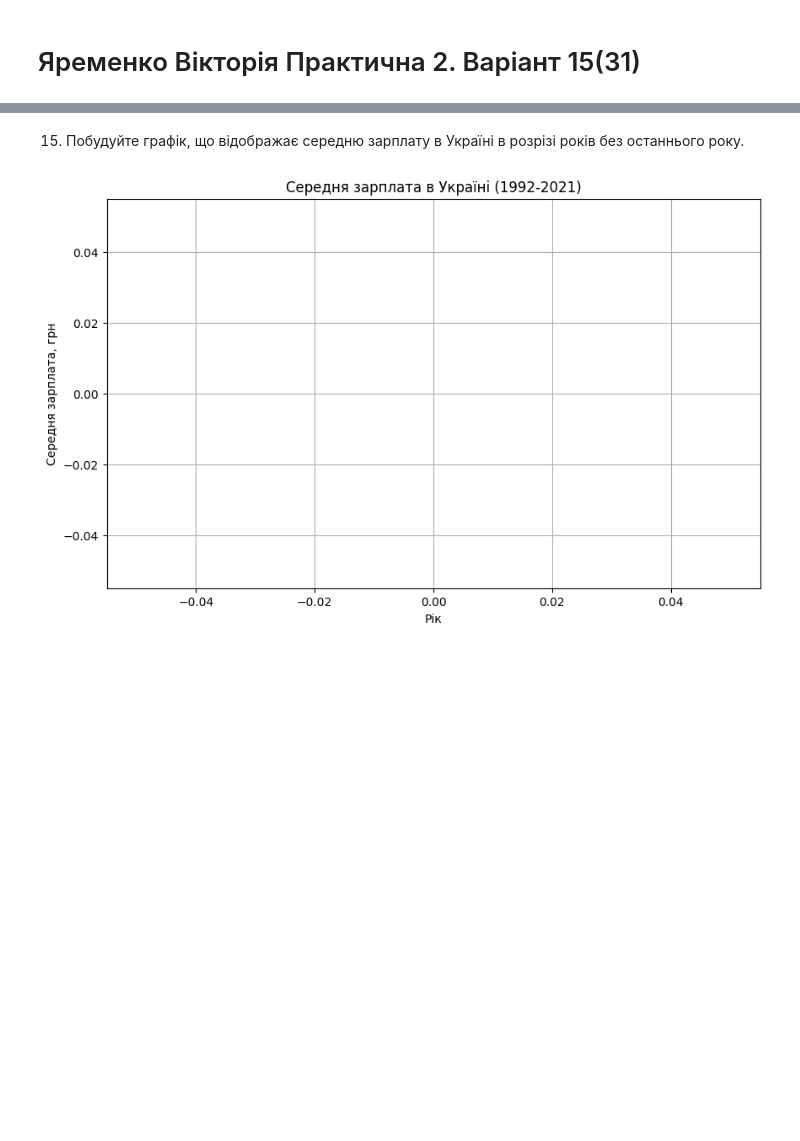
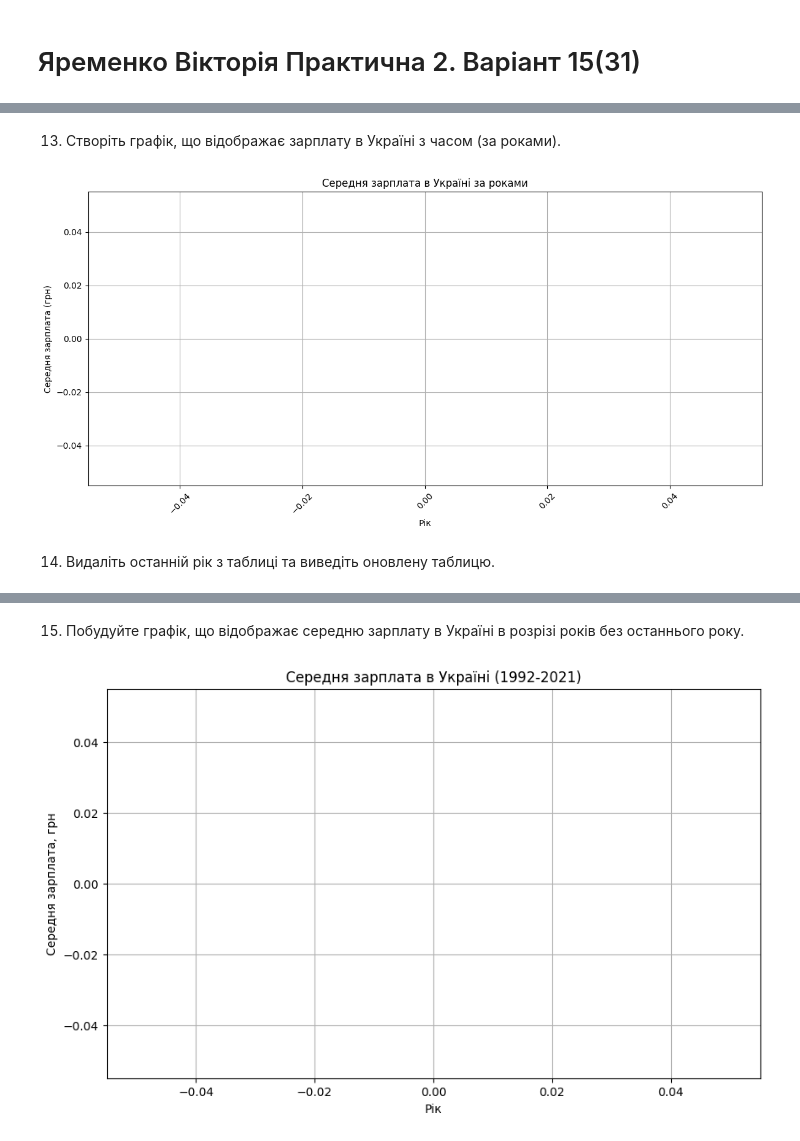
Before and after one commit to Viktoria572/-, a Jupyter notebook: Yaremenko laba2.ipynb, the cells around one changed output, grey strips where cells are left out. Saved outputs shown, nothing was run; the diff lists cells and outputs as text; code cells hidden in the pictures; blank space fills up the shorter version.

```diff
--- a/Yaremenko laba2.ipynb
+++ b/Yaremenko laba2.ipynb
@@ -2,0 +505,59 @@
+# %% [markdown]
+13. Створіть графік, що відображає  зарплату в Україні з часом (за роками).
+# %%
+import requests
+from bs4 import BeautifulSoup
+import pandas as pd
+import matplotlib.pyplot as plt
+
+# Завантажуємо сторінку Вікіпедії
+url = "https://uk.wikipedia.org/wiki/%D0%A1%D0%B5%D1%80%D0%B5%D0%B4%D0%BD%D1%8F_%D0%B7%D0%B0%D1%80%D0%BE%D0%B1%D1%96%D1%82%D0%BD%D0%B0_%D0%BF%D0%BB%D0%B0%D1%82%D0%B0_%D0%B2_%D0%A3%D0%BA%D1%80%D0%B0%D1%97%D0%BD%D1%96"
+response = requests.get(url)
+
+# Створюємо об'єкт BeautifulSoup для аналізу сторінки
+soup = BeautifulSoup(response.text, "html.parser")
+
+# Знаходимо таблицю з даними
+table = soup.find("table", {"class": "wikitable"})
+
+# Створюємо пустий список для даних
+data = []
+
+# Знаходимо рядки з даними
+data_rows = table.find_all("tr")[1:]  # Пропускаємо заголовок таблиці
+
+# Додаємо дані в список
+for row in data_rows:
+    columns = row.find_all("td")
+    row_data = [column.get_text().strip() for column in columns]
+    data.append(row_data)
+
+# Створюємо DataFrame з даними
+df = pd.DataFrame(data)
+
+# Замінюємо тип нечислових даних на числові
+df = df.apply(pd.to_numeric, errors="coerce")
+
+# Вибираємо стовпці, які представляють роки зарплати та середню зарплату
+year_columns = df.iloc[:, 1:-1]
+
+# Знаходимо роки та середню зарплату
+years = df.iloc[:, 1]
+average_salaries = df.iloc[:, -1]
+
+# Створюємо графік
+plt.figure(figsize=(12, 6))
+plt.plot(years, average_salaries, marker='o', linestyle='-')
+plt.title("Середня зарплата в Україні за роками")
+plt.xlabel("Рік")
+plt.ylabel("Середня зарплата (грн)")
+plt.grid(True)
+plt.xticks(rotation=45)
+plt.tight_layout()
+
+# Відображаємо графік
+plt.show()
+# %% [output]
+[figure, added]
+# %% [markdown]
+14. Видаліть останній рік з таблиці та виведіть оновлену таблицю.
```
Also changed, not shown: parts of 29 cells of this notebook.
